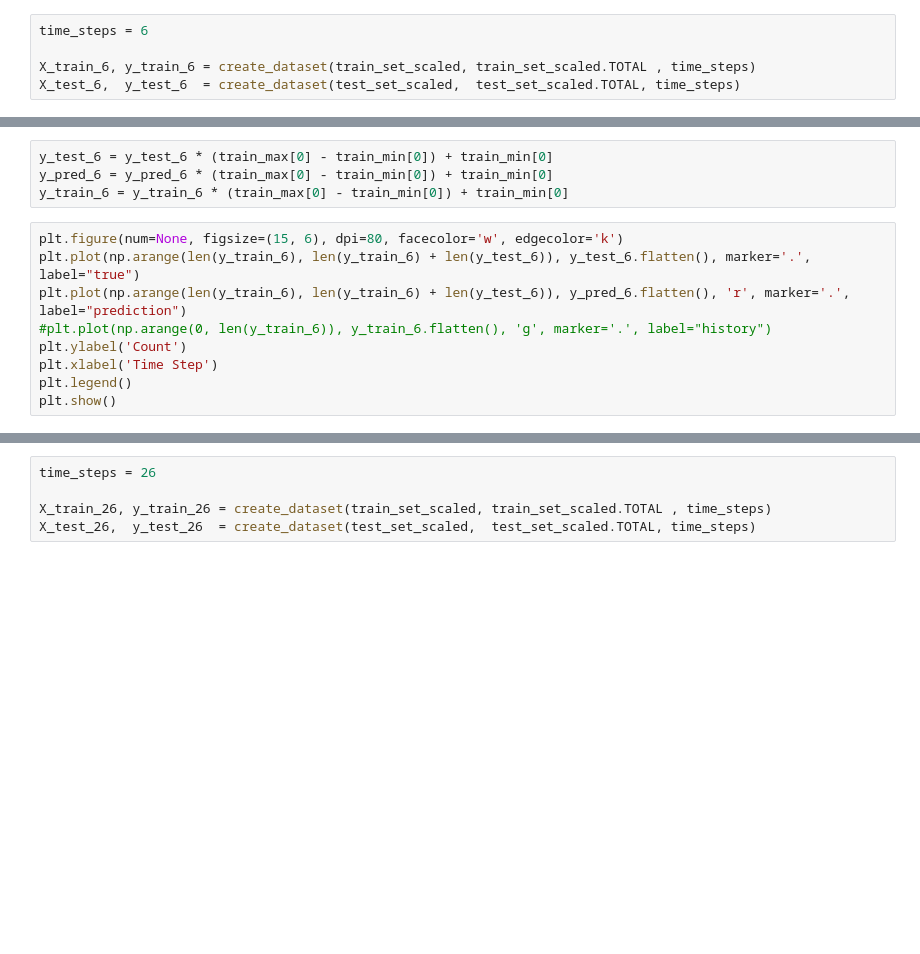
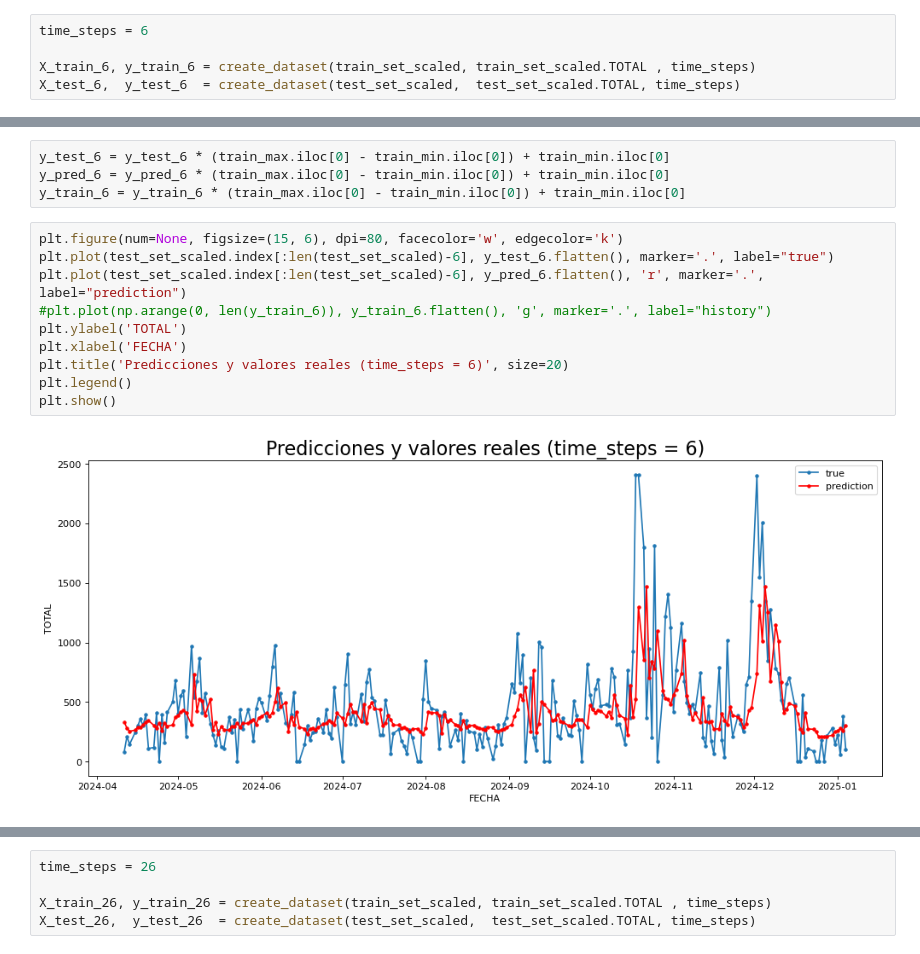
Before and after one commit to javier0097/prediccion_serie_de_tiempo, a Jupyter notebook: prediccion de ingresos.ipynb, the cells around one changed output, grey strips where cells are left out. Drawn from its saved outputs; the diff is of its cells as text; blank space fills up the shorter version.

```diff
--- a/prediccion de ingresos.ipynb
+++ b/prediccion de ingresos.ipynb
@@ -416,16 +781,19 @@ y_pred_6 = model_2.predict(X_test_6)
 # %%
-y_test_6 = y_test_6 * (train_max[0] - train_min[0]) + train_min[0]
-y_pred_6 = y_pred_6 * (train_max[0] - train_min[0]) + train_min[0]
-y_train_6 = y_train_6 * (train_max[0] - train_min[0]) + train_min[0]
+y_test_6 = y_test_6 * (train_max.iloc[0] - train_min.iloc[0]) + train_min.iloc[0]
+y_pred_6 = y_pred_6 * (train_max.iloc[0] - train_min.iloc[0]) + train_min.iloc[0]
+y_train_6 = y_train_6 * (train_max.iloc[0] - train_min.iloc[0]) + train_min.iloc[0]
 # %%
 plt.figure(num=None, figsize=(15, 6), dpi=80, facecolor='w', edgecolor='k')
-plt.plot(np.arange(len(y_train_6), len(y_train_6) + len(y_test_6)), y_test_6.flatten(), marker='.', label="true")
-plt.plot(np.arange(len(y_train_6), len(y_train_6) + len(y_test_6)), y_pred_6.flatten(), 'r', marker='.', label="prediction")
+plt.plot(test_set_scaled.index[:len(test_set_scaled)-6], y_test_6.flatten(), marker='.', label="true")
+plt.plot(test_set_scaled.index[:len(test_set_scaled)-6], y_pred_6.flatten(), 'r', marker='.', label="prediction")
 #plt.plot(np.arange(0, len(y_train_6)), y_train_6.flatten(), 'g', marker='.', label="history")
-plt.ylabel('Count')
-plt.xlabel('Time Step')
+plt.ylabel('TOTAL')
+plt.xlabel('FECHA')
+plt.title('Predicciones y valores reales (time_steps = 6)', size=20)
 plt.legend()
 plt.show()
+# %% [output]
+[figure, added]
 # %%
 mse = mean_squared_error(y_test_6, y_pred_6)
 rmse = np.sqrt(mse)
```
Also changed, not shown: parts of 109 cells of this notebook, 4 other files.
